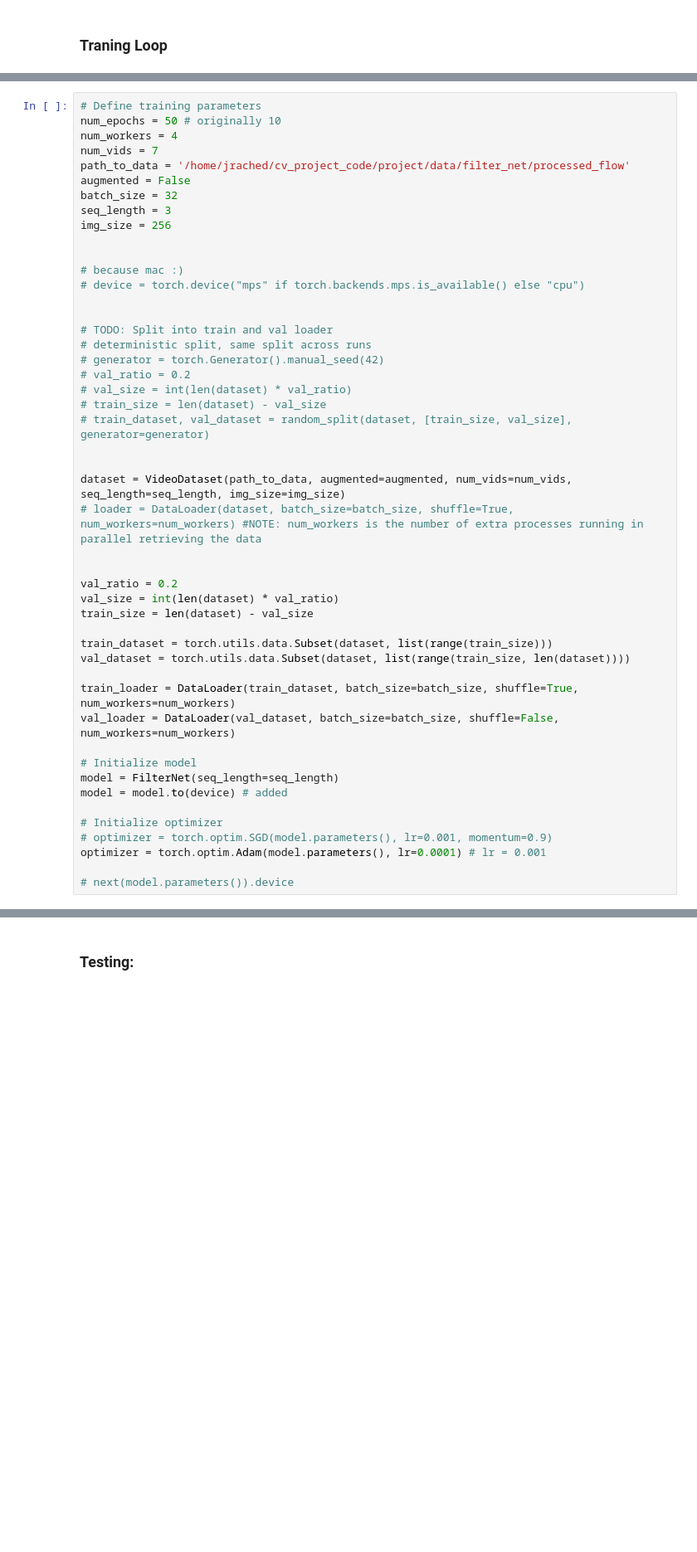
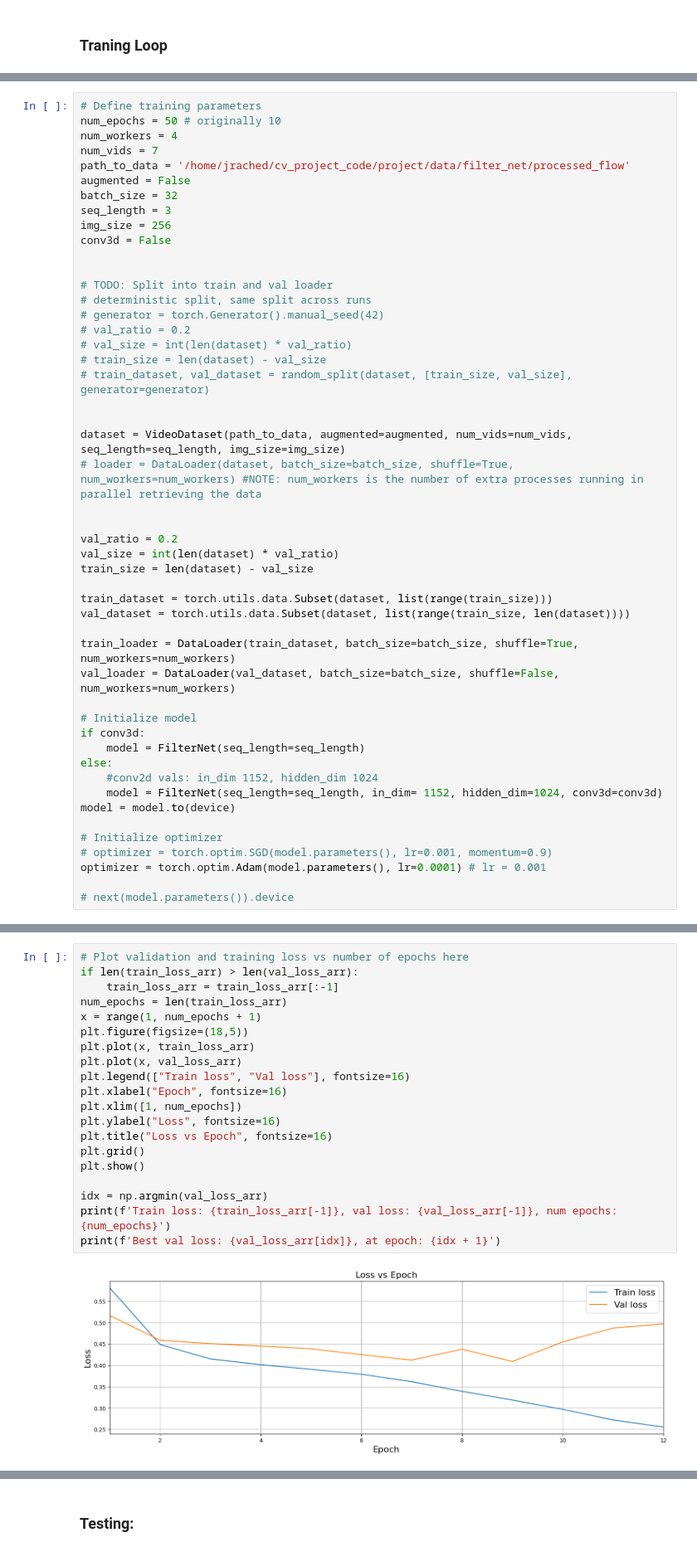
Before and after one commit to jrached/cv_project, a Jupyter notebook: filter_net.ipynb, the cells around one changed output, grey strips where cells are left out. Shown at 83% size. Saved outputs shown, nothing was run; the diff lists cells and outputs as text; blank space fills up the shorter version.

Commit message:
Validation and Conv2d Fix

```diff
--- a/filter_net_simple.ipynb
+++ b/filter_net.ipynb
@@ -686,10 +667,7 @@ augmented = False
 batch_size = 32
 seq_length = 3
 img_size = 256
-
-
-# because mac :)
-# device = torch.device("mps" if torch.backends.mps.is_available() else "cpu")
+conv3d = False
 
 
 # TODO: Split into train and val loader
@@ -716,8 +694,12 @@ train_loader = DataLoader(train_dataset, batch_size=batch_size, shuffle=True, nu
 val_loader = DataLoader(val_dataset, batch_size=batch_size, shuffle=False, num_workers=num_workers)
 
 # Initialize model
-model = FilterNet(seq_length=seq_length)
-model = model.to(device) # added
+if conv3d:
+    model = FilterNet(seq_length=seq_length)
+else:
+    #conv2d vals: in_dim 1152, hidden_dim 1024
+    model = FilterNet(seq_length=seq_length, in_dim= 1152, hidden_dim=1024, conv3d=conv3d)
+model = model.to(device)
 
 # Initialize optimizer
 # optimizer = torch.optim.SGD(model.parameters(), lr=0.001, momentum=0.9)
@@ -803,0 +791,22 @@ Prediction logit mean: -5.159064292907715, std: 4.545465469360352, and max: 4.69
+# %%
+# Plot validation and training loss vs number of epochs here
+if len(train_loss_arr) > len(val_loss_arr):
+    train_loss_arr = train_loss_arr[:-1]
+num_epochs = len(train_loss_arr)
+x = range(1, num_epochs + 1)
+plt.figure(figsize=(18,5))
+plt.plot(x, train_loss_arr)
+plt.plot(x, val_loss_arr)
+plt.legend(["Train loss", "Val loss"], fontsize=16)
+plt.xlabel("Epoch", fontsize=16)
+plt.xlim([1, num_epochs])
+plt.ylabel("Loss", fontsize=16)
+plt.title("Loss vs Epoch", fontsize=16)
+plt.grid()
+plt.show()
+
+idx = np.argmin(val_loss_arr)
+print(f'Train loss: {train_loss_arr[-1]}, val loss: {val_loss_arr[-1]}, num epochs: {num_epochs}')
+print(f'Best val loss: {val_loss_arr[idx]}, at epoch: {idx + 1}')
+# %% [output]
+[figure, added]
```
Also changed, not shown: parts of 16 cells of this notebook.
